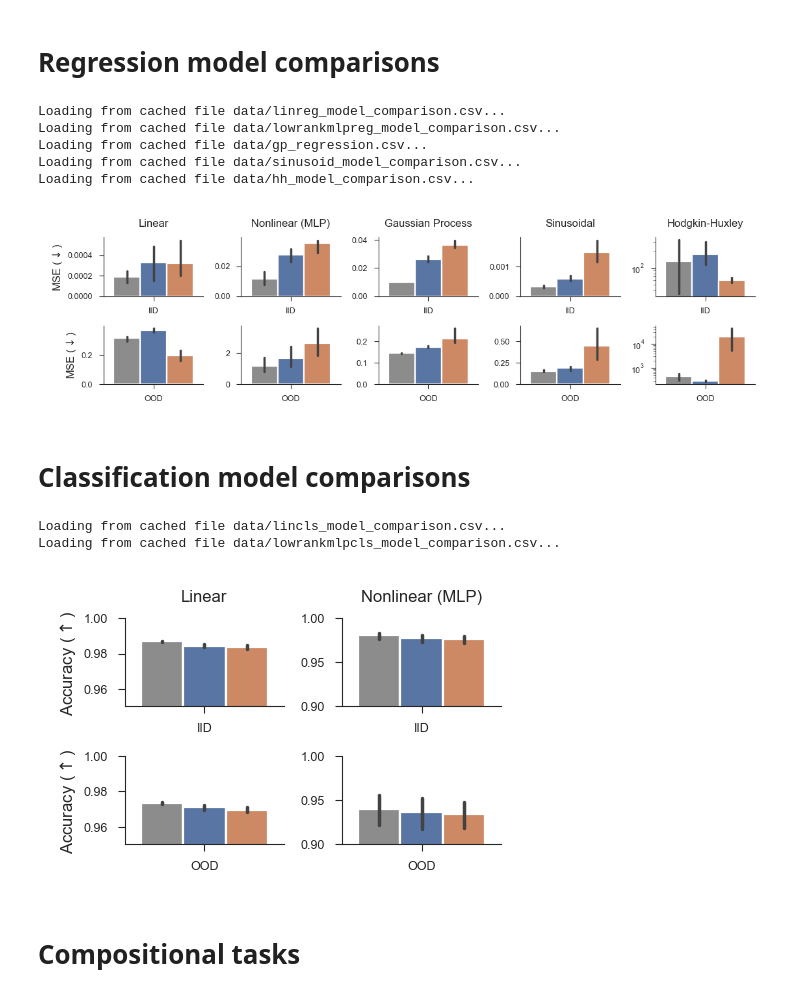
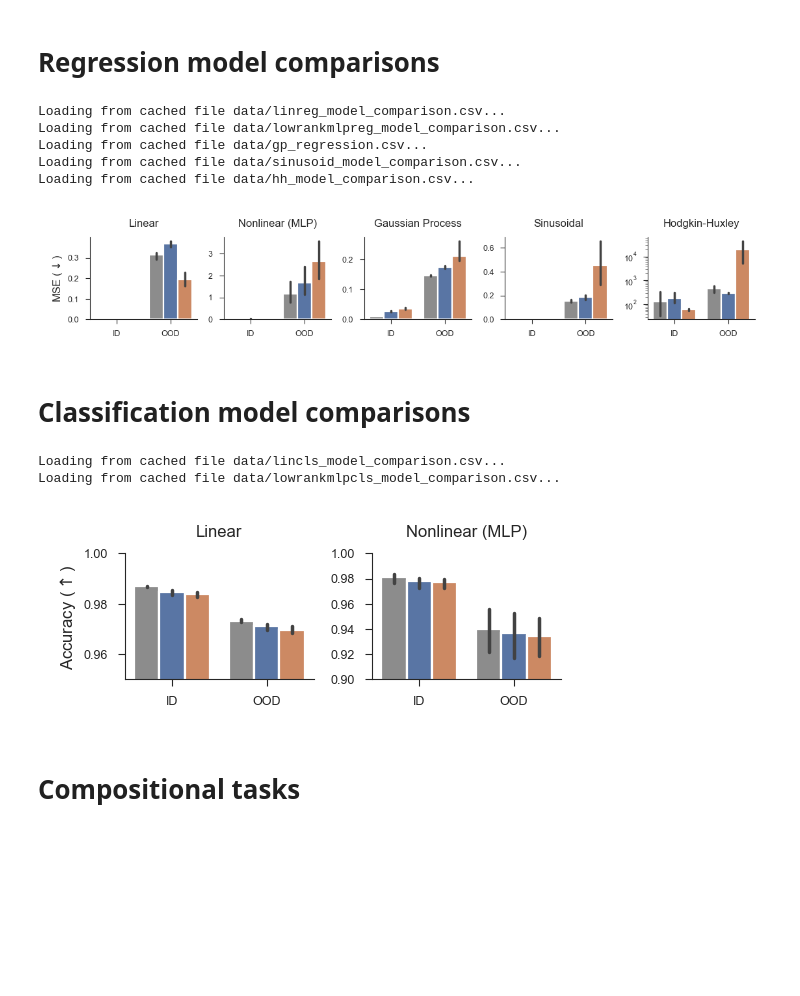
Before and after one commit to EricElmoznino/explicit_implicit_icl, a Jupyter notebook: notebooks/neurips/figures.ipynb, the cells around one changed output. Drawn from its saved outputs; the diff is of its cells as text; code cells hidden in the pictures; blank space fills up the shorter version.

Commit message:
Updated some figures

```diff
--- a/notebooks/neurips/figures.ipynb
+++ b/notebooks/neurips/figures.ipynb
@@ -365,56 +365,45 @@ data_huxley = get_run_performances(
     compare_across=["model"],
     comparison_metrics=["val/iid_MSE", "val/far_MSE", "val/wide_MSE"],
     mode="min",
     filters={
         "tags": {"$in": ["plot"]},
     },
     save_path="data/hh_model_comparison.csv",
 )
 
-fig, axs = plt.subplots(nrows=2, ncols=5, figsize=(5.5, 1.5))
+fig, axs = plt.subplots(nrows=1, ncols=5, figsize=(5.5, 1))
 
 for i, d in enumerate(
     [data_linreg, data_lowrankmlpreg, data_gpreg, data_sinreg, data_huxley]
 ):
     model_comparison_barplot(
         data=d,
-        metrics=["val/iid_MSE"],
-        metric_short_names={"val/iid_MSE": "IID"},
+        metrics=["val/iid_MSE", "val/wide_MSE"],
+        metric_short_names={"val/iid_MSE": "ID", "val/wide_MSE": "OOD"},
         metric_units=r"MSE ($\downarrow$)",
         err_kws={"linewidth": 1.25},
-        ax=axs[0, i],
+        ax=axs[i],
     )
-    model_comparison_barplot(
-        data=d,
-        metrics=["val/wide_MSE"],
-        metric_short_names={"val/wide_MSE": "OOD"},
-        metric_units=r"MSE ($\downarrow$)",
-        err_kws={"linewidth": 1.25},
-        ax=axs[1, i],
-    )
-axs[0, 0].set(title="Linear")
-axs[0, 1].set(title="Nonlinear (MLP)")
-axs[0, 2].set(title="Gaussian Process")
-axs[0, 3].set(title="Sinusoidal")
-axs[0, 4].set(title="Hodgkin-Huxley")
+axs[0].set(title="Linear")
+axs[1].set(title="Nonlinear (MLP)")
+axs[2].set(title="Gaussian Process")
+axs[3].set(title="Sinusoidal")
+axs[4].set(title="Hodgkin-Huxley", yscale="log")
 
-axs[0, 4].set(yscale="log")
-axs[1, 4].set(yscale="log")
-for i in range(1, axs.shape[1]):
-    axs[0, i].set(ylabel=None)
-    axs[1, i].set(ylabel=None)
+for i in range(1, axs.shape[0]):
+    axs[i].set(ylabel=None)
 for ax in axs.flatten():
     ax.legend().remove()
 
 fig.savefig("saved/regression_model_comparison.pdf")
 plt.show()
 # %% [output]
 Loading from cached file data/linreg_model_comparison.csv...
 Loading from cached file data/lowrankmlpreg_model_comparison.csv...
 Loading from cached file data/gp_regression.csv...
 Loading from cached file data/sinusoid_model_comparison.csv...
 Loading from cached file data/hh_model_comparison.csv...
-[figure, old version]
+[figure, new version]
 # %% [markdown]
 # Classification model comparisons
 # %%
@@ -447,34 +436,23 @@ data_lowrankmlpcls = data_lowrankmlpcls[
     & (data_lowrankmlpcls["model"] != "explicit-aux-transformer")
 ]
 
-fig, axs = plt.subplots(nrows=2, ncols=2, figsize=(2.3, 1.5))
+fig, axs = plt.subplots(nrows=1, ncols=2, figsize=(2.6, 1))
 
 for i, d in enumerate([data_lincls, data_lowrankmlpcls]):
     model_comparison_barplot(
         data=d,
-        metrics=["val/iid_Accuracy"],
-        metric_short_names={"val/iid_Accuracy": "IID"},
+        metrics=["val/iid_Accuracy", "val/wide_Accuracy"],
+        metric_short_names={"val/iid_Accuracy": "ID", "val/wide_Accuracy": "OOD"},
         metric_units=r"Accuracy ($\uparrow$)",
         err_kws={"linewidth": 1.25},
-        ax=axs[0, i],
-    )
-    model_comparison_barplot(
-        data=d,
-        metrics=["val/wide_Accuracy"],
-        metric_short_names={"val/wide_Accuracy": "OOD"},
-        metric_units=r"Accuracy ($\uparrow$)",
-        err_kws={"linewidth": 1.25},
-        ax=axs[1, i],
+        ax=axs[i],
     )
 
-axs[0, 0].set(ylim=[0.95, 1.0], title="Linear")
-axs[0, 1].set(ylim=[0.9, 1.0], title="Nonlinear (MLP)")
-axs[1, 0].set(ylim=[0.95, 1.0])
-axs[1, 1].set(ylim=[0.9, 1.0])
+axs[0].set(ylim=[0.95, 1.0], title="Linear")
+axs[1].set(ylim=[0.9, 1.0], title="Nonlinear (MLP)")
 
-for i in range(1, axs.shape[1]):
-    axs[0, i].set(ylabel=None)
-    axs[1, i].set(ylabel=None)
+for i in range(1, axs.shape[0]):
+    axs[i].set(ylabel=None)
 for ax in axs.flatten():
     ax.legend().remove()
 
@@ -483,7 +461,7 @@ plt.show()
 # %% [output]
 Loading from cached file data/lincls_model_comparison.csv...
 Loading from cached file data/lowrankmlpcls_model_comparison.csv...
-[figure, old version]
+[figure, new version]
 # %% [markdown]
 # Compositional tasks
 # %%
```
Also changed, not shown: parts of 1 cell of this notebook, 4 other files.
